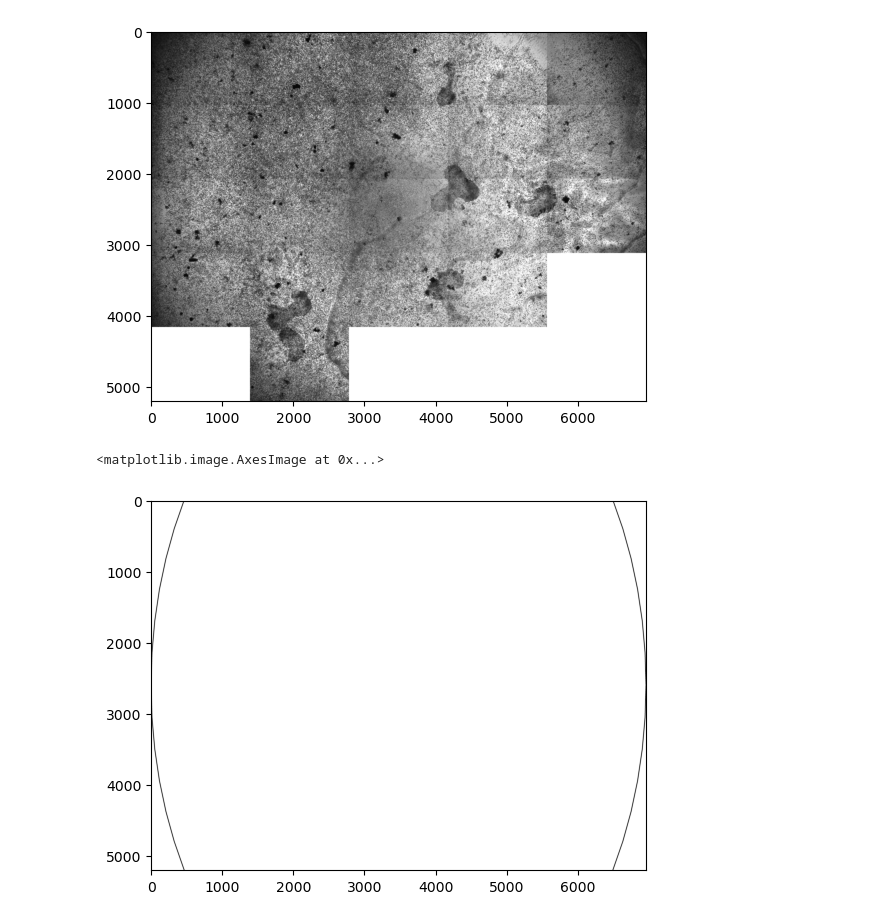
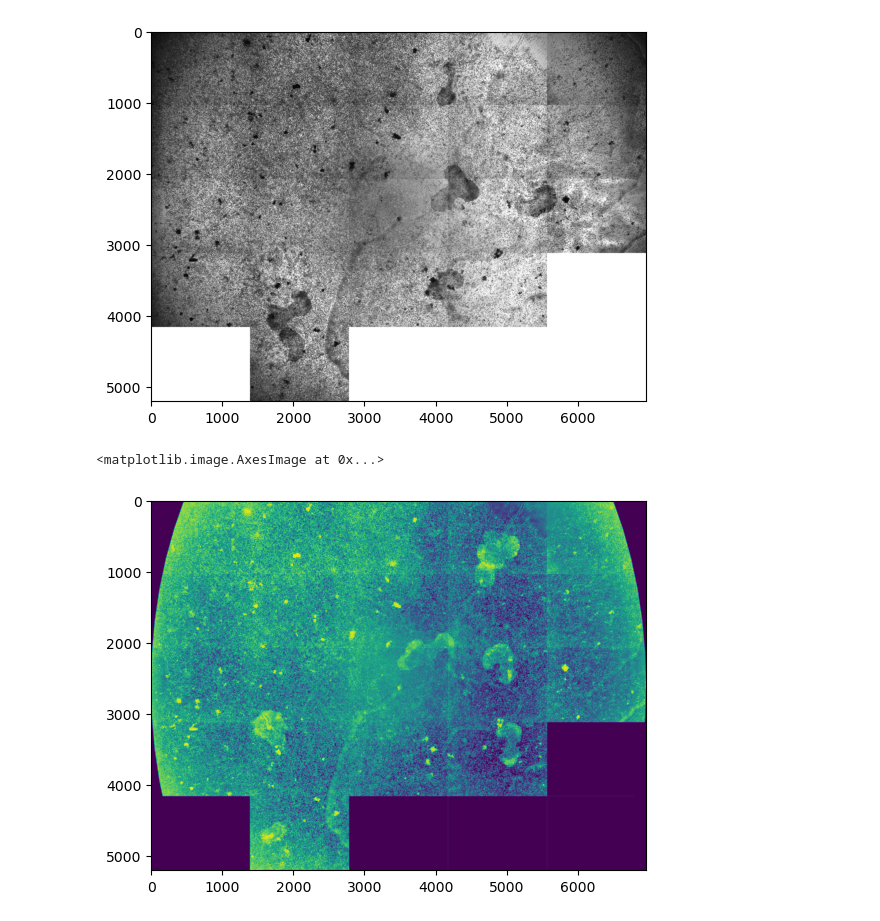
Before and after one commit to numimin/TOOI, a Jupyter notebook: TOOI Task.ipynb, the cells around one changed output. Cells and saved outputs as stored; diff of their text form; code cells hidden in the pictures.

```diff
--- a/TOOI Task.ipynb
+++ b/TOOI Task.ipynb
@@ -193,19 +193,23 @@ plt.imshow(final_images[83])
 # %%
 image = final_images[0]
 gray = cv.cvtColor(image,cv.COLOR_BGR2GRAY)
 thickness = 10
 line_type = 8
 white = create_white()
 cv.ellipse(white,
             (5 * max_x // 2, 5 * max_y // 2),
             (max_y * 5, max_x * 5 // 2),
             90,
             0,
             360,
             (0, 0, 0),
-            thickness,
+            -thickness,
             line_type)
-plt.imshow(white)
+white = 255 - white
+white = cv.cvtColor(white, cv.COLOR_BGR2GRAY)
+white = white / 255.0
+cut = (255 - gray) * white
+plt.imshow(cut)
 # %% [output]
 <matplotlib.image.AxesImage at 0x...>
-[figure, old version]
+[figure, new version]
```
Also changed, not shown: parts of 7 cells of this notebook.
